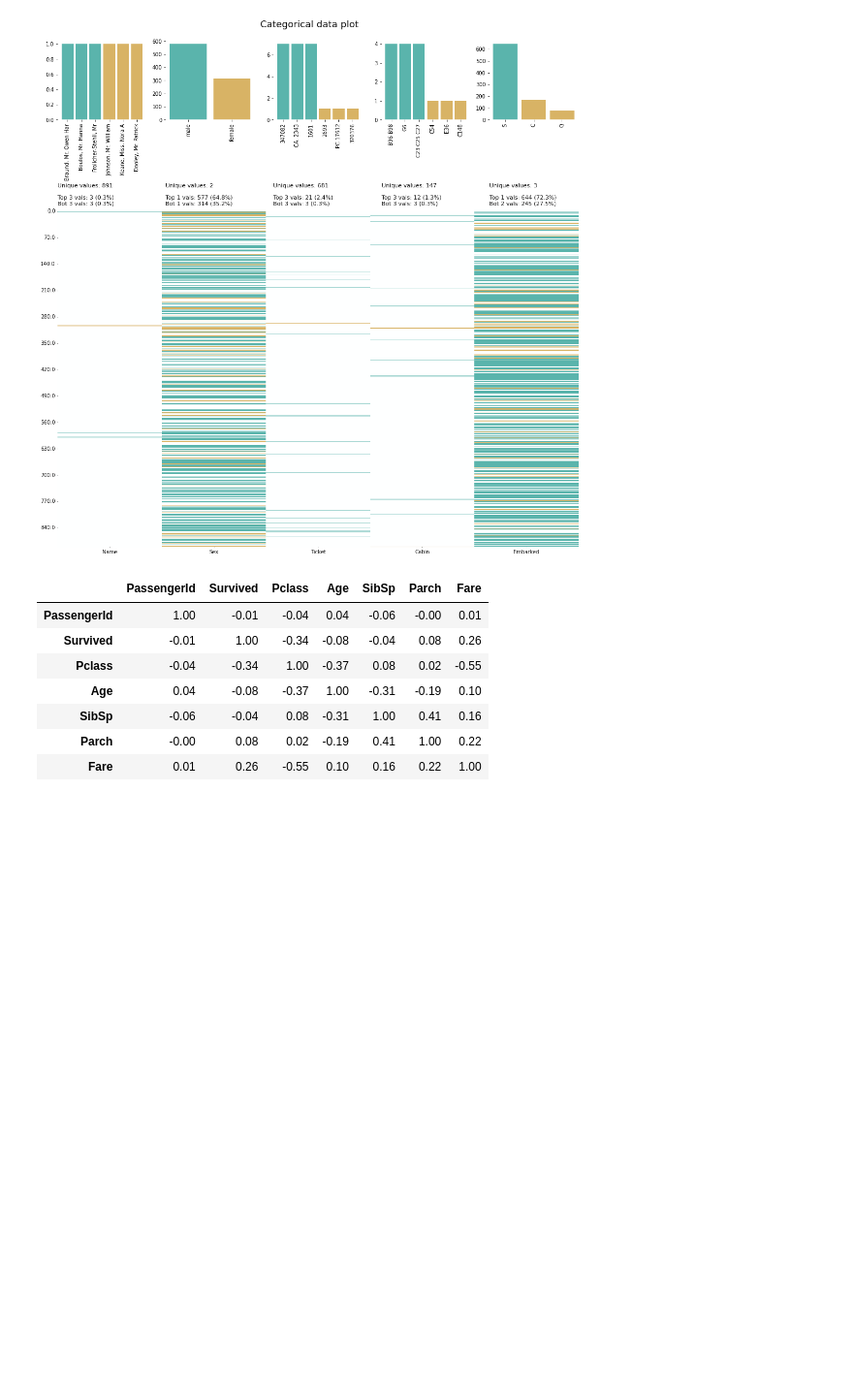
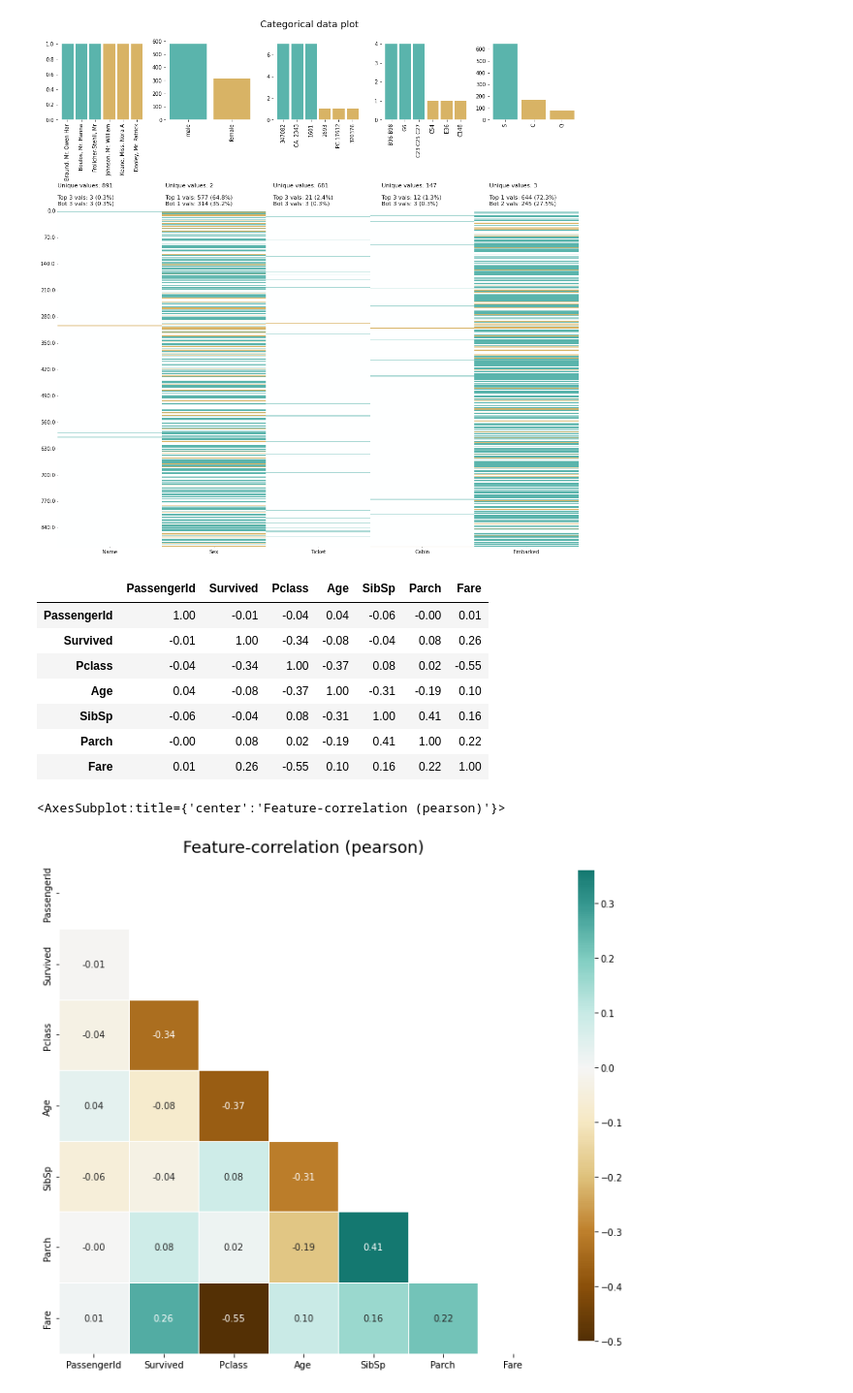
Before and after one commit to Naveen-Karanamu/KLIB-Titanic-Data, a Jupyter notebook: main.ipynb, the cells around one changed output. Shown at 97% size. Saved outputs shown, nothing was run; the diff lists cells and outputs as text; code cells hidden in the pictures; blank space fills up the shorter version.

Commit message:
Added: Heatmap

```diff
--- a/main.ipynb
+++ b/main.ipynb
@@ -36,3 +36,9 @@ klib.corr_mat(df)
 | SibSp | -0.06 | -0.04 | 0.08 | -0.31 | 1.00 | 0.41 | 0.16 |
 | Parch | -0.00 | 0.08 | 0.02 | -0.19 | 0.41 | 1.00 | 0.22 |
 | Fare | 0.01 | 0.26 | -0.55 | 0.10 | 0.16 | 0.22 | 1.00 |
+# %%
+# returns a color-encoded heatmap, ideal for correlations
+klib.corr_plot(df)
+# %% [output]
+<AxesSubplot:title={'center':'Feature-correlation (pearson)'}>
+[figure, added]
```
